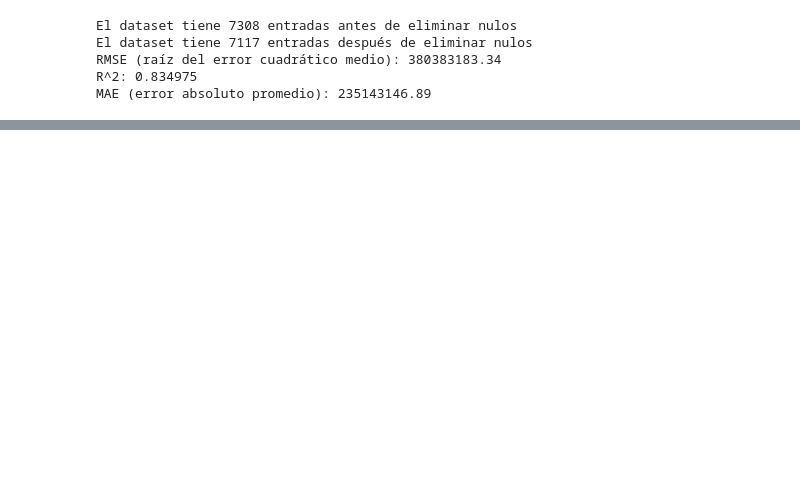
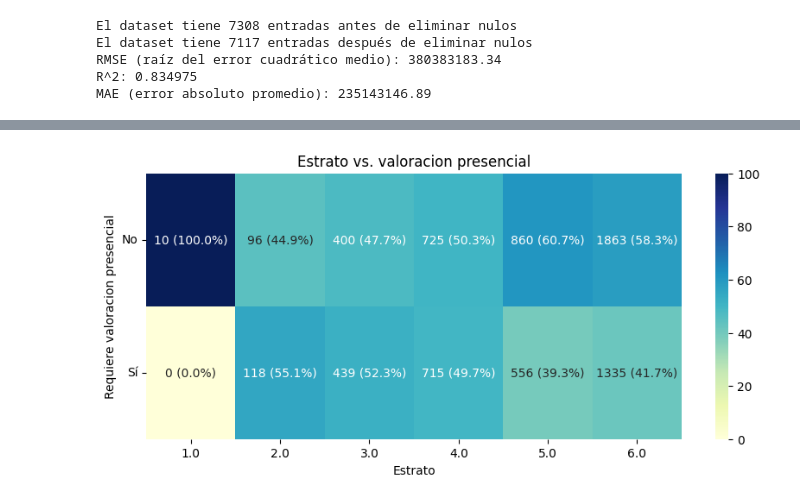
Before and after one commit to Traintain/MINE4101-202520-Taller2, a Jupyter notebook: taller.ipynb, the cells around one changed output, grey strips where cells are left out. Drawn from its saved outputs; the diff is of its cells as text; code cells hidden in the pictures; blank space fills up the shorter version.

```diff
--- a/taller.ipynb
+++ b/taller.ipynb
@@ -962,0 +1098,4 @@ Esta revisión permitiría delimitar los segmentos donde el modelo funciona bien
+# %%
+variable_vs_requiere_perito(df_not_na, 'estrato', 'Estrato', False, (10,4))
+# %% [output]
+[figure, added]
```
Also changed, not shown: parts of 20 cells of this notebook.
